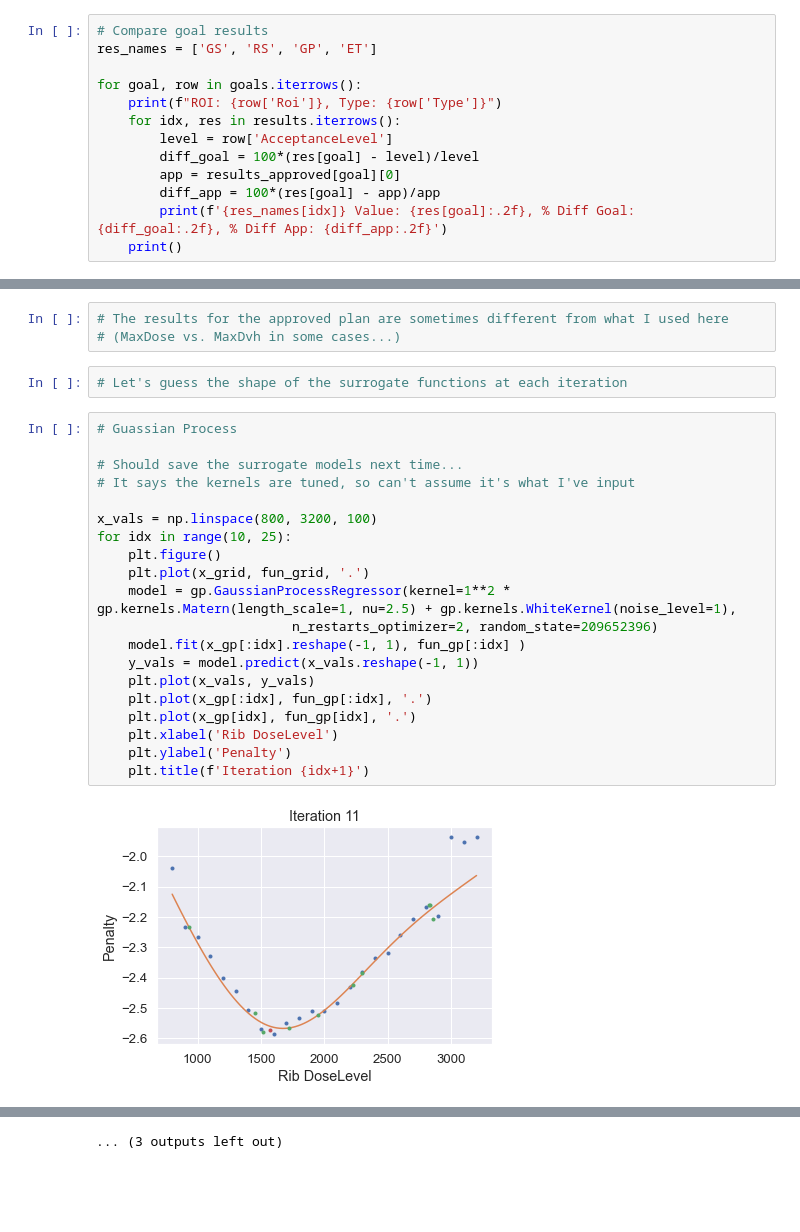
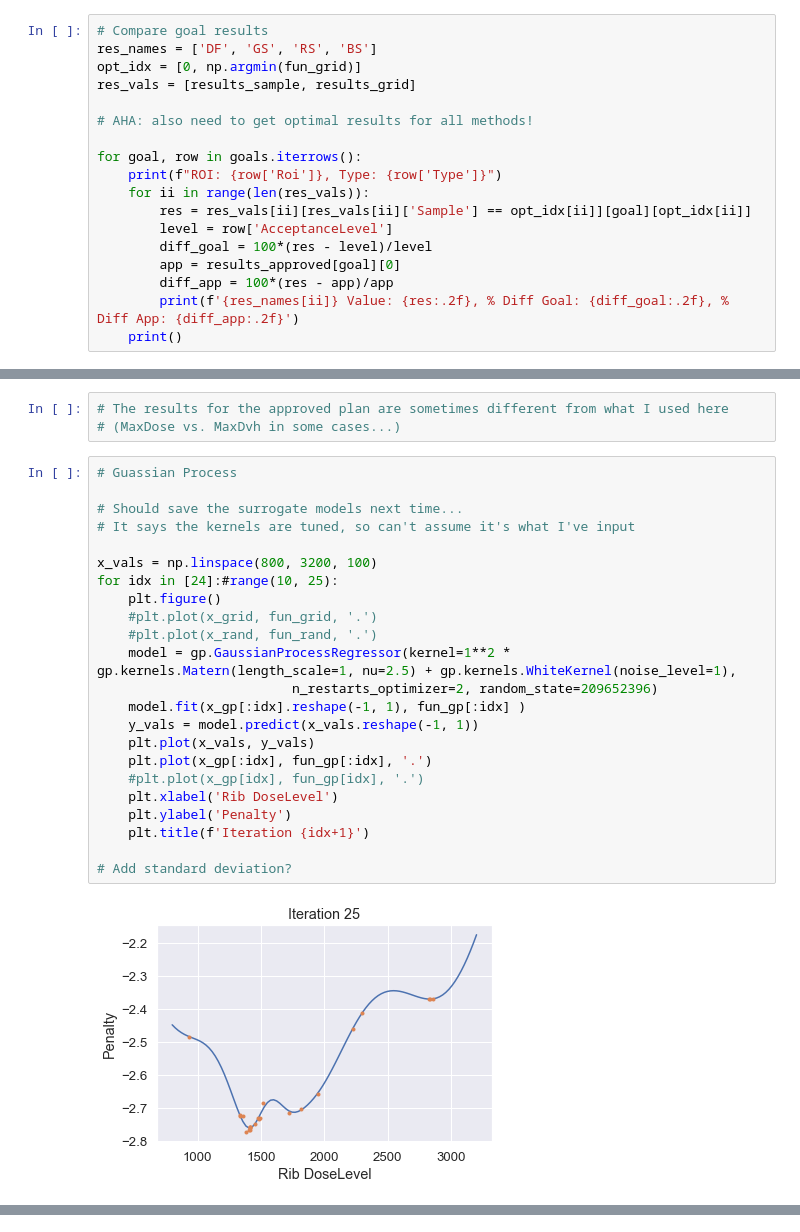
Before and after one commit to kels271828/RayBay, a Jupyter notebook: results/patient1/toy_problem.ipynb, the cells around one changed output, grey strips where cells are left out. Saved outputs shown, nothing was run; the diff lists cells and outputs as text; blank space fills up the shorter version.

```diff
--- a/results/patient1/toy_problem.ipynb
+++ b/results/patient1/toy_problem.ipynb
@@ -197,15 +240,20 @@ plot_dvh(dvh3, 'Bayesian Search (Forest)')
 # %%
 # Compare goal results
-res_names = ['GS', 'RS', 'GP', 'ET']
+res_names = ['DF', 'GS', 'RS', 'BS']
+opt_idx = [0, np.argmin(fun_grid)]
+res_vals = [results_sample, results_grid]
+
+# AHA: also need to get optimal results for all methods!
 
 for goal, row in goals.iterrows():
     print(f"ROI: {row['Roi']}, Type: {row['Type']}")
-    for idx, res in results.iterrows():
+    for ii in range(len(res_vals)):
+        res = res_vals[ii][res_vals[ii]['Sample'] == opt_idx[ii]][goal][opt_idx[ii]]
         level = row['AcceptanceLevel']
-        diff_goal = 100*(res[goal] - level)/level
+        diff_goal = 100*(res - level)/level
         app = results_approved[goal][0]
-        diff_app = 100*(res[goal] - app)/app
-        print(f'{res_names[idx]} Value: {res[goal]:.2f}, % Diff Goal: {diff_goal:.2f}, % Diff App: {diff_app:.2f}')
+        diff_app = 100*(res - app)/app
+        print(f'{res_names[ii]} Value: {res:.2f}, % Diff Goal: {diff_goal:.2f}, % Diff App: {diff_app:.2f}')
     print()
 # %% [output]
 ROI: PTV, Type: MinDvh
@@ -228,27 +280,28 @@ ET Value: 2118.97, % Diff Goal: -33.78, % Diff App: -35.84
 # %%
 # The results for the approved plan are sometimes different from what I used here
 # (MaxDose vs. MaxDvh in some cases...)
-# %%
-# Let's guess the shape of the surrogate functions at each iteration
 # %%
 # Guassian Process
 
 # Should save the surrogate models next time...
 # It says the kernels are tuned, so can't assume it's what I've input
 
 x_vals = np.linspace(800, 3200, 100)
-for idx in range(10, 25):
+for idx in [24]:#range(10, 25):
     plt.figure()
-    plt.plot(x_grid, fun_grid, '.')
+    #plt.plot(x_grid, fun_grid, '.')
+    #plt.plot(x_rand, fun_rand, '.')
     model = gp.GaussianProcessRegressor(kernel=1**2 * gp.kernels.Matern(length_scale=1, nu=2.5) + gp.kernels.WhiteKernel(noise_level=1),
                          n_restarts_optimizer=2, random_state=209652396)
     model.fit(x_gp[:idx].reshape(-1, 1), fun_gp[:idx] )
     y_vals = model.predict(x_vals.reshape(-1, 1))
     plt.plot(x_vals, y_vals)
     plt.plot(x_gp[:idx], fun_gp[:idx], '.')
-    plt.plot(x_gp[idx], fun_gp[idx], '.')
+    #plt.plot(x_gp[idx], fun_gp[idx], '.')
     plt.xlabel('Rib DoseLevel')
     plt.ylabel('Penalty')
     plt.title(f'Iteration {idx+1}')
+
+# Add standard deviation?
 # %% [output]
-[figure, old version]
+[figure, new version]
@@ -266 +307,0 @@ for idx in range(10, 25):
-... (3 outputs left out)
```
Also changed, not shown: parts of 24 cells of this notebook, 6 other files.
